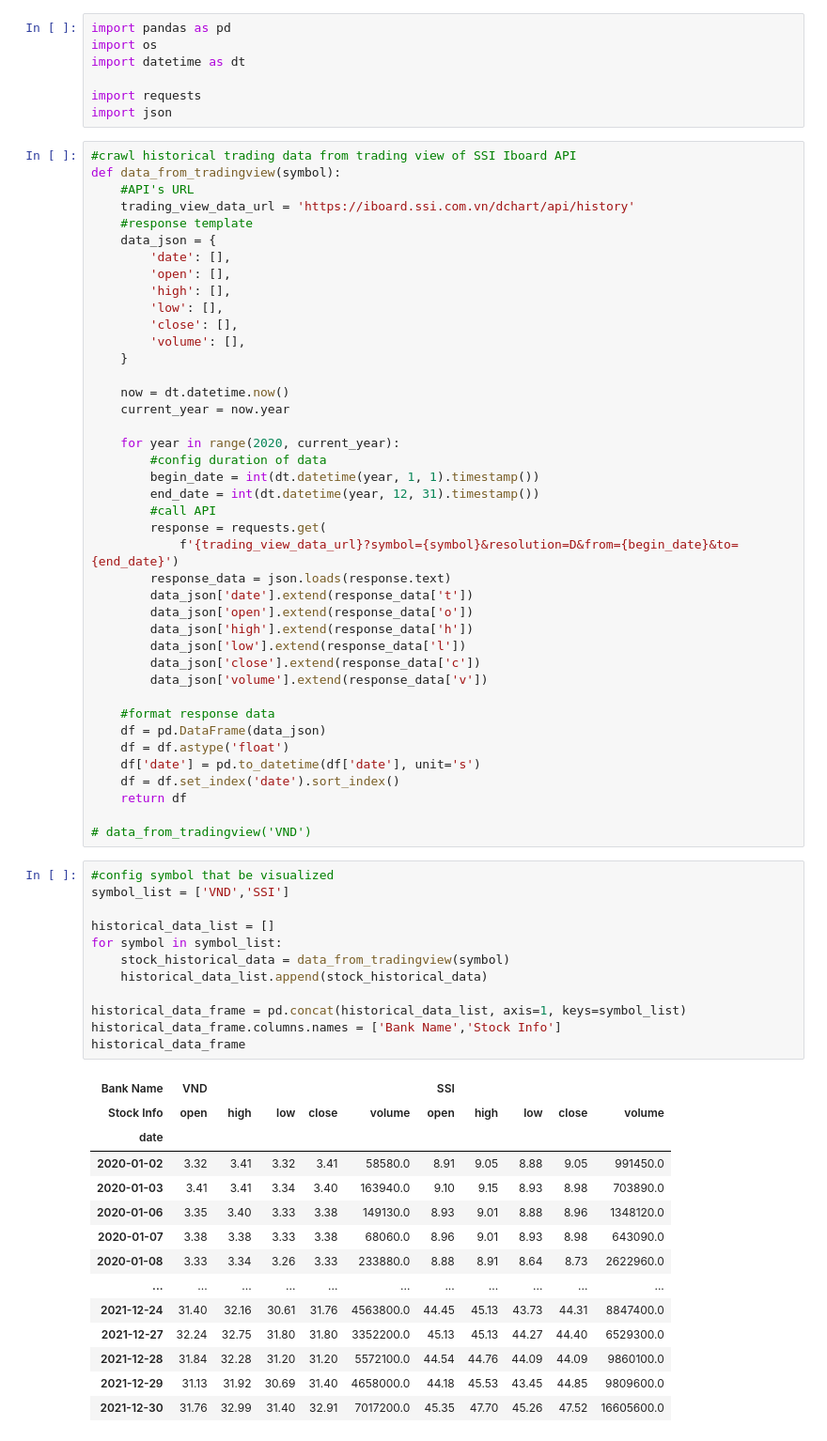
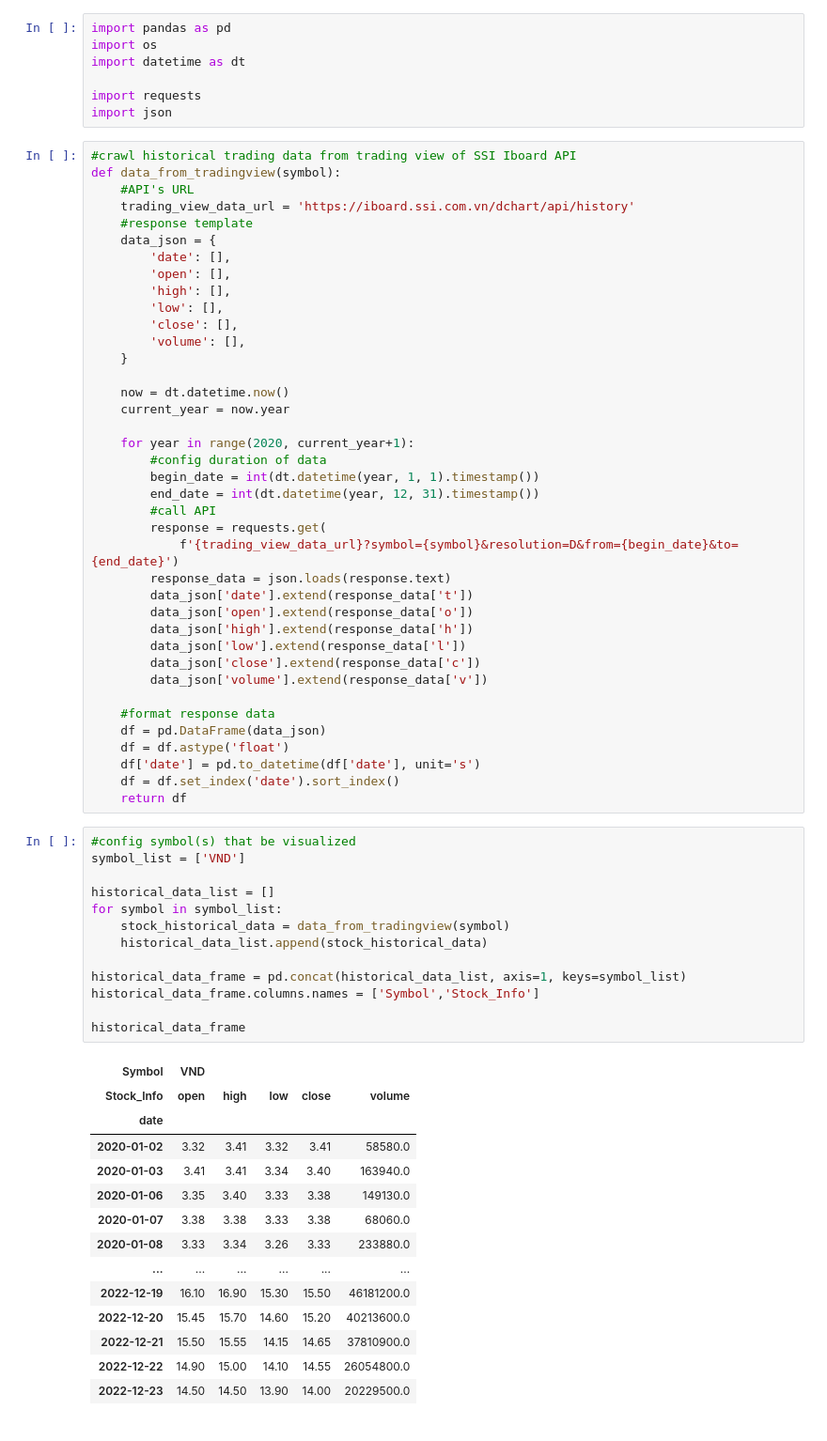
Before and after one commit to truongthinh118/visualize_stock_chart, a Jupyter notebook: visualization_notebook.ipynb, the cells around one changed output. Shown: that part at 94% size. Drawn from its saved outputs; the diff is of its cells as text.

```diff
--- a/visualization_notebook.ipynb
+++ b/visualization_notebook.ipynb
@@ -23,7 +23,7 @@ def data_from_tradingview(symbol):
     now = dt.datetime.now()
     current_year = now.year
 
-    for year in range(2020, current_year):
+    for year in range(2020, current_year+1):
         #config duration of data
         begin_date = int(dt.datetime(year, 1, 1).timestamp())
         end_date = int(dt.datetime(year, 12, 31).timestamp())
@@ -44,32 +44,31 @@ def data_from_tradingview(symbol):
     df['date'] = pd.to_datetime(df['date'], unit='s')
     df = df.set_index('date').sort_index()
     return df
-
-# data_from_tradingview('VND')
 # %%
-#config symbol that be visualized
-symbol_list = ['VND','SSI']
+#config symbol(s) that be visualized
+symbol_list = ['VND']
 
 historical_data_list = []
 for symbol in symbol_list:
     stock_historical_data = data_from_tradingview(symbol)
     historical_data_list.append(stock_historical_data)
 
 historical_data_frame = pd.concat(historical_data_list, axis=1, keys=symbol_list)
-historical_data_frame.columns.names = ['Bank Name','Stock Info']
+historical_data_frame.columns.names = ['Symbol','Stock_Info']
+
 historical_data_frame
 # %% [output]
-| Bank Name | VND |  |  |  |  | SSI |  |  |  |  |
-| Stock Info | open | high | low | close | volume | open | high | low | close | volume |
-| date |  |  |  |  |  |  |  |  |  |  |
-| 2020-01-02 | 3.32 | 3.41 | 3.32 | 3.41 | 58580.0 | 8.91 | 9.05 | 8.88 | 9.05 | 991450.0 |
-| 2020-01-03 | 3.41 | 3.41 | 3.34 | 3.40 | 163940.0 | 9.10 | 9.15 | 8.93 | 8.98 | 703890.0 |
-| 2020-01-06 | 3.35 | 3.40 | 3.33 | 3.38 | 149130.0 | 8.93 | 9.01 | 8.88 | 8.96 | 1348120.0 |
-| 2020-01-07 | 3.38 | 3.38 | 3.33 | 3.38 | 68060.0 | 8.96 | 9.01 | 8.93 | 8.98 | 643090.0 |
-| 2020-01-08 | 3.33 | 3.34 | 3.26 | 3.33 | 233880.0 | 8.88 | 8.91 | 8.64 | 8.73 | 2622960.0 |
-| ... | ... | ... | ... | ... | ... | ... | ... | ... | ... | ... |
-| 2021-12-24 | 31.40 | 32.16 | 30.61 | 31.76 | 4563800.0 | 44.45 | 45.13 | 43.73 | 44.31 | 8847400.0 |
-| 2021-12-27 | 32.24 | 32.75 | 31.80 | 31.80 | 3352200.0 | 45.13 | 45.13 | 44.27 | 44.40 | 6529300.0 |
-| 2021-12-28 | 31.84 | 32.28 | 31.20 | 31.20 | 5572100.0 | 44.54 | 44.76 | 44.09 | 44.09 | 9860100.0 |
-| 2021-12-29 | 31.13 | 31.92 | 30.69 | 31.40 | 4658000.0 | 44.18 | 45.53 | 43.45 | 44.85 | 9809600.0 |
-| 2021-12-30 | 31.76 | 32.99 | 31.40 | 32.91 | 7017200.0 | 45.35 | 47.70 | 45.26 | 47.52 | 16605600.0 |
+| Symbol | VND |  |  |  |  |
+| Stock_Info | open | high | low | close | volume |
+| date |  |  |  |  |  |
+| 2020-01-02 | 3.32 | 3.41 | 3.32 | 3.41 | 58580.0 |
+| 2020-01-03 | 3.41 | 3.41 | 3.34 | 3.40 | 163940.0 |
+| 2020-01-06 | 3.35 | 3.40 | 3.33 | 3.38 | 149130.0 |
+| 2020-01-07 | 3.38 | 3.38 | 3.33 | 3.38 | 68060.0 |
+| 2020-01-08 | 3.33 | 3.34 | 3.26 | 3.33 | 233880.0 |
+| ... | ... | ... | ... | ... | ... |
+| 2022-12-19 | 16.10 | 16.90 | 15.30 | 15.50 | 46181200.0 |
+| 2022-12-20 | 15.45 | 15.70 | 14.60 | 15.20 | 40213600.0 |
+| 2022-12-21 | 15.50 | 15.55 | 14.15 | 14.65 | 37810900.0 |
+| 2022-12-22 | 14.90 | 15.00 | 14.10 | 14.55 | 26054800.0 |
+| 2022-12-23 | 14.50 | 14.50 | 13.90 | 14.00 | 20229500.0 |
```
Also changed, not shown: parts of 8 cells of this notebook.
